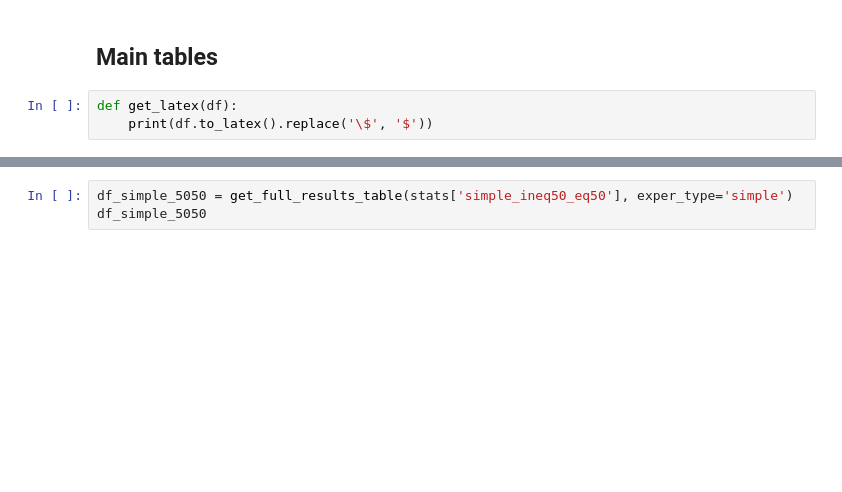
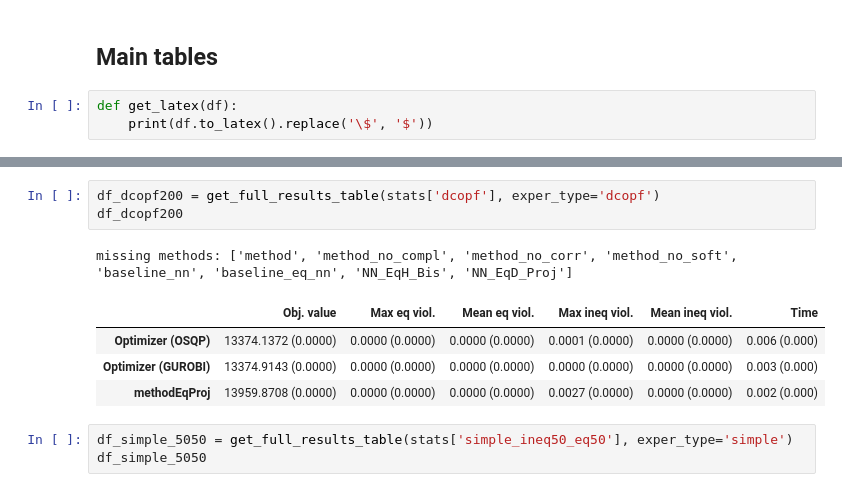
Before and after one commit to 222042015/DC3, a Jupyter notebook: ResultsViz.ipynb, the cells around one changed output, grey strips where cells are left out. Drawn from its saved outputs; the diff is of its cells as text; blank space fills up the shorter version.

```diff
--- a/ResultsViz.ipynb
+++ b/ResultsViz.ipynb
@@ -112,6 +95,15 @@ def get_full_results_table(results_dict, exper_type, num=5):
     all_results.columns = metrics_renaming
 
     return all_results
+# %%
+df_dcopf200 = get_full_results_table(stats['dcopf'], exper_type='dcopf')
+df_dcopf200
+# %% [output]
+missing methods: ['method', 'method_no_compl', 'method_no_corr', 'method_no_soft', 'baseline_nn', 'baseline_eq_nn', 'NN_EqH_Bis', 'NN_EqD_Proj']
+|  | Obj. value | Max eq viol. | Mean eq viol. | Max ineq viol. | Mean ineq viol. | Time |
+| Optimizer (OSQP) | 13374.1372 (0.0000) | 0.0000 (0.0000) | 0.0000 (0.0000) | 0.0001 (0.0000) | 0.0000 (0.0000) | 0.006 (0.000) |
+| Optimizer (GUROBI) | 13374.9143 (0.0000) | 0.0000 (0.0000) | 0.0000 (0.0000) | 0.0000 (0.0000) | 0.0000 (0.0000) | 0.003 (0.000) |
+| methodEqProj | 13959.8708 (0.0000) | 0.0000 (0.0000) | 0.0000 (0.0000) | 0.0027 (0.0000) | 0.0000 (0.0000) | 0.002 (0.000) |
 # %%
 df_simple_5050 = get_full_results_table(stats['simple_ineq50_eq50'], exper_type='simple')
 df_simple_5050
```
Also changed, not shown: parts of 6 cells of this notebook, 2 other files.
